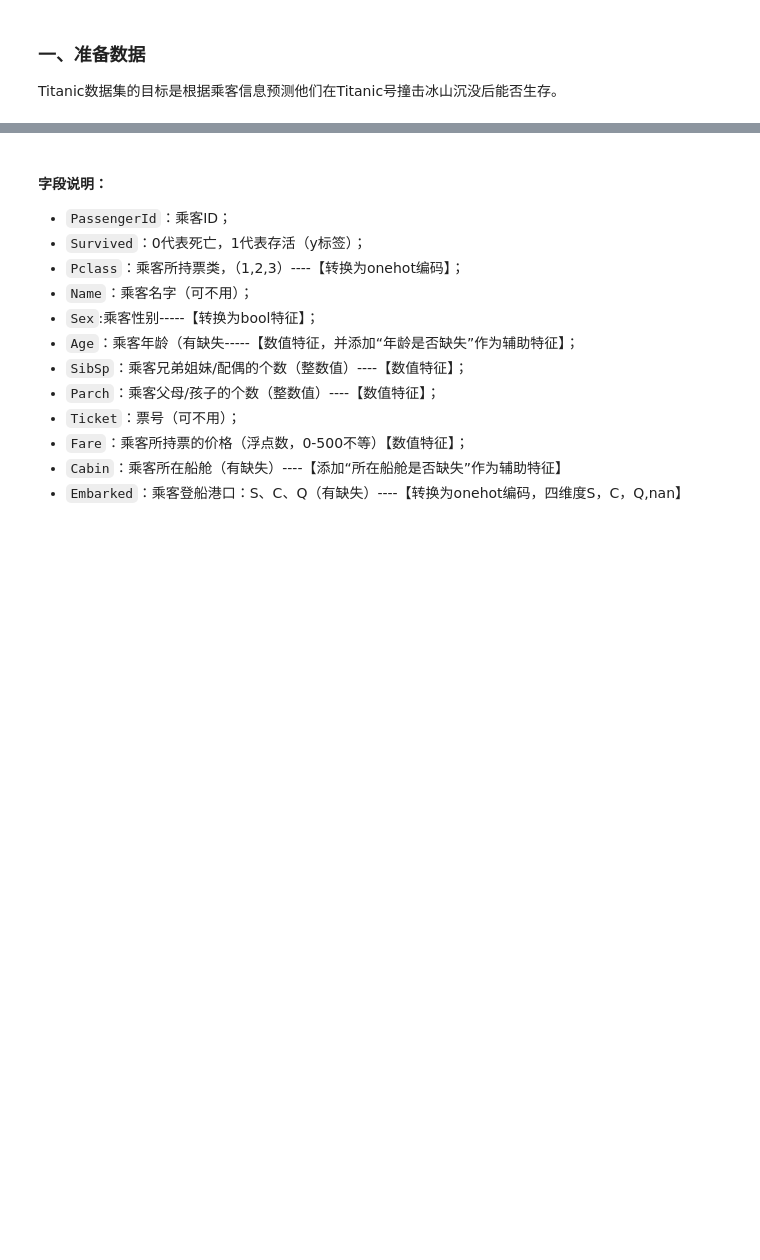
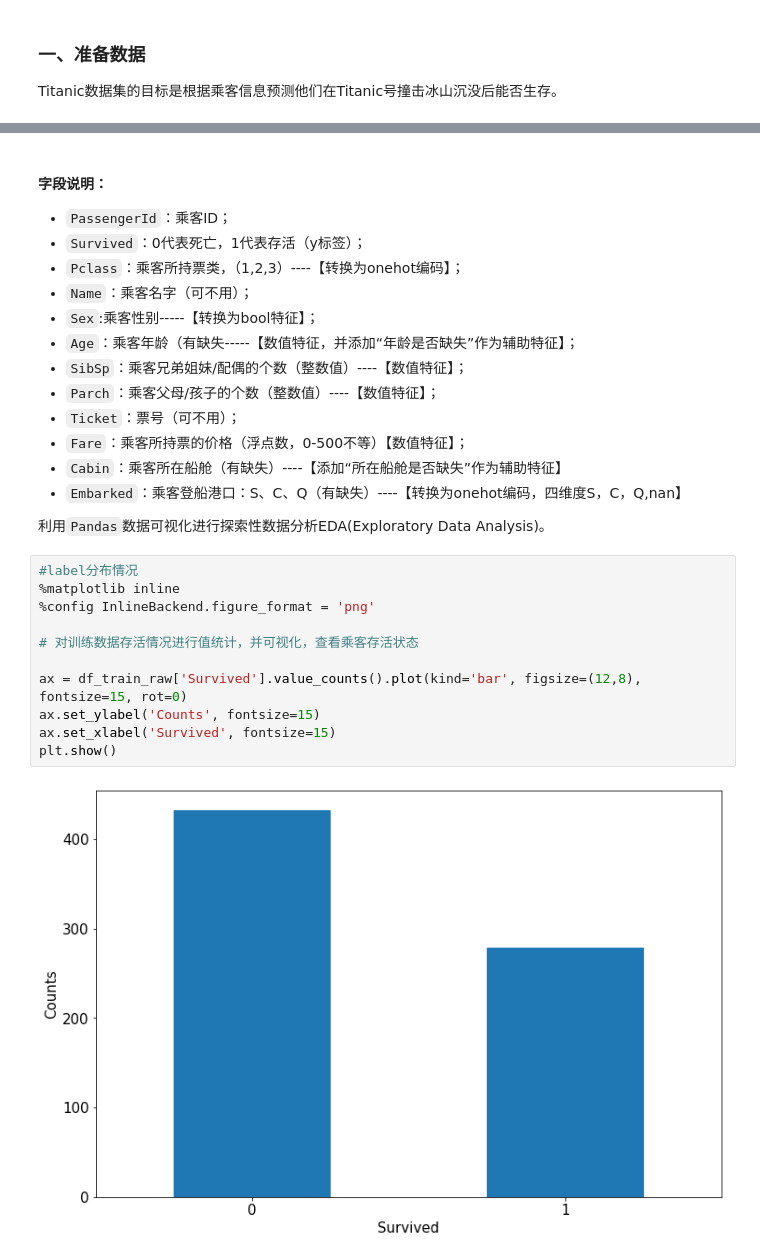
Before and after one commit to soufal/Eat_Pytorch_NOTE, a Jupyter notebook: 一、Pytorch的建模流程.ipynb, the cells around one changed output, grey strips where cells are left out. Saved outputs shown, nothing was run; the diff lists cells and outputs as text; blank space fills up the shorter version.

```diff
--- a/一、Pytorch的建模流程.ipynb
+++ b/一、Pytorch的建模流程.ipynb
@@ -70,3 +70,18 @@ df_train_raw.head(10)
 * `Fare`：乘客所持票的价格（浮点数，0-500不等）【数值特征】；
 * `Cabin`：乘客所在船舱（有缺失）----【添加“所在船舱是否缺失”作为辅助特征】
 * `Embarked`：乘客登船港口：S、C、Q（有缺失）----【转换为onehot编码，四维度S，C，Q,nan】
+
+利用`Pandas`数据可视化进行探索性数据分析EDA(Exploratory Data Analysis)。
+# %%
+#label分布情况
+%matplotlib inline
+%config InlineBackend.figure_format = 'png'
+
+# 对训练数据存活情况进行值统计，并可视化，查看乘客存活状态
+
+ax = df_train_raw['Survived'].value_counts().plot(kind='bar', figsize=(12,8), fontsize=15, rot=0)
+ax.set_ylabel('Counts', fontsize=15)
+ax.set_xlabel('Survived', fontsize=15)
+plt.show()
+# %% [output]
+[figure, added]
```
Also changed, not shown: parts of 2 cells of this notebook.
